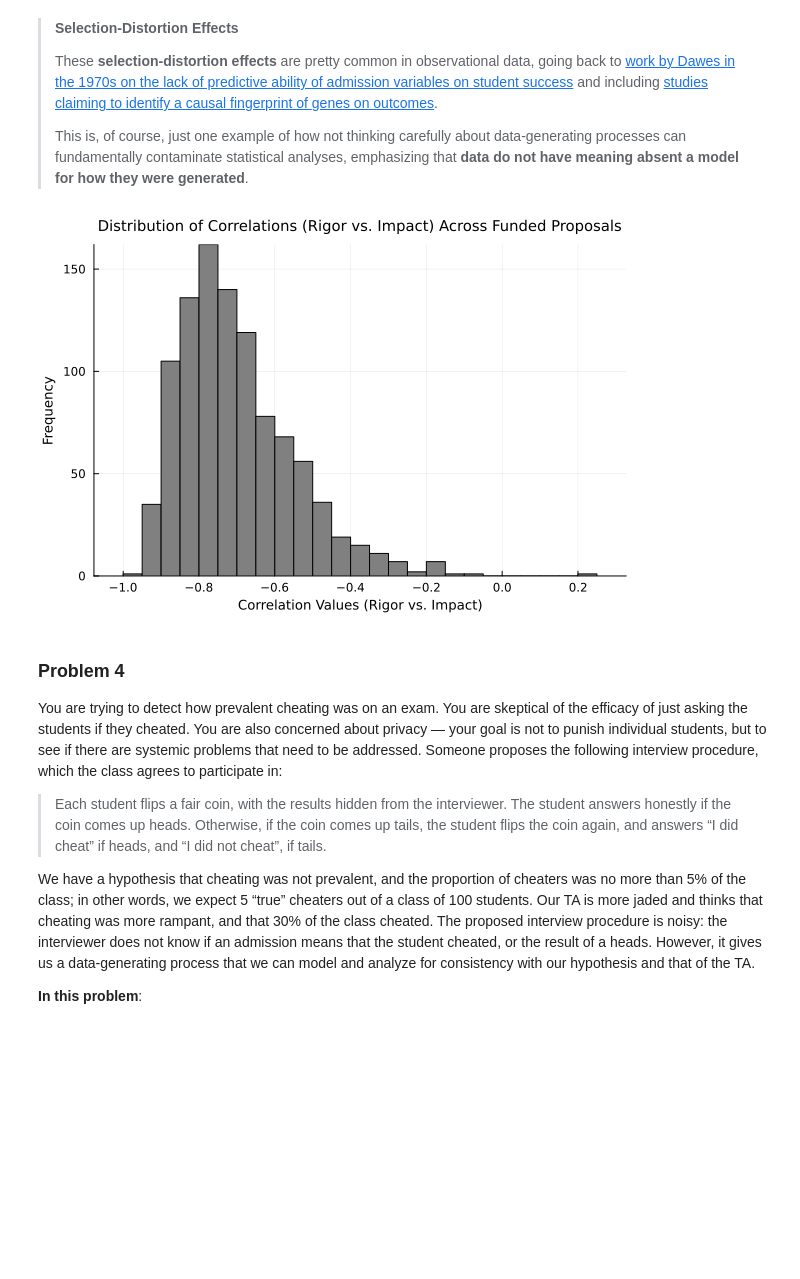
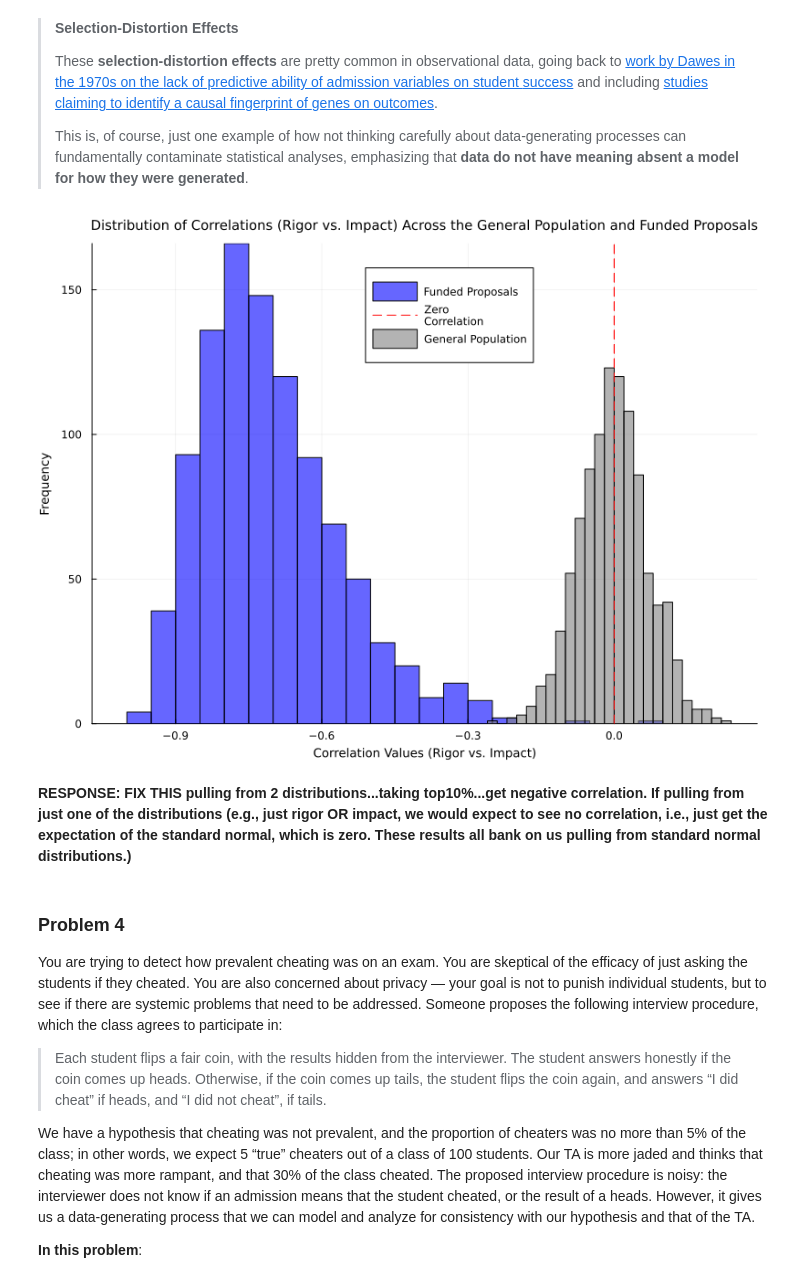
Before and after one commit to BEE4850-SP25/hw01-christinemswanson, a Jupyter notebook: hw01.ipynb, the cells around one changed output. Cells and saved outputs as stored; diff of their text form; code cells hidden in the pictures; blank space fills up the shorter version.

```diff
--- a/hw01.ipynb
+++ b/hw01.ipynb
@@ -311,7 +313,8 @@ std_norm_dist = Normal(0, 1) # mu and sigma, respectively, for the args of norma
 
 num_sims = 1000 # 1000 simulations
 
-correlation_vals = [] # store correlations b/w rigor and impact
+correlation_vals_funded = [] # store correlations b/w rigor and impact for the funded proposals
+correlation_vals_pop = [] # store correlations b/w rigor and impact for the general population
 
 for i in 1:num_sims
     # 1: sample rigor and impact scores
@@ -336,25 +339,51 @@ for i in 1:num_sims
     funded_rigor = rigor_samples_std_norm_dist[funded_pos]
     funded_impact = impact_samples_std_norm_dist[funded_pos]
 
-    # 4: compute correlation b/w rigor and impact for funded proposals on each iteration
-    correlation_values = cor(funded_rigor, funded_impact)
+    # 4: compute correlation b/w rigor and impact for funded proposals on each iteration??
+    correlation_values_funded = cor(funded_rigor, funded_impact)
 
-    # push the correlation values to the intialized list before loop
-    push!(correlation_vals, correlation_values)
+    # 5: compute correlation for the general population (all 200 proposals)
+    general_correlation_values = cor(rigor_samples_std_norm_dist, impact_samples_std_norm_dist)
+
+    # push the correlation values (funded) to the intialized list before loop
+    push!(correlation_vals_funded, correlation_values_funded)
+
+    # push the correlation values (general population) to the intialized list before loop
+    push!(correlation_vals_pop, general_correlation_values)
 
 end
 # %%
-# plot the correlation results
-histogram(correlation_vals,
+# plot the correlation results - funded
+histogram(correlation_vals_funded,
 xlabel="Correlation Values (Rigor vs. Impact)", ylabel = "Frequency",
 title = "Distribution of Correlations (Rigor vs. Impact) Across Funded Proposals",
 titlefont = font(10),
 guidefont = font(9),
-color = "grey",
+color = "blue",
 bins=25,
-label = "")
+label = "Funded Proposals", size = (800,600),
+fillalpha=0.6)
+
+# plot a vertical line at zero
+vline!([0], color = "red", linestyle = :dash, label = "Zero\nCorrelation", legend=(0.5,0.9));
-# %% [output]
-[figure, removed]
+# %%
+# plot the correlation results - general population (and funded on the same plot)
+histogram!(correlation_vals_pop,
+xlabel="Correlation Values (Rigor vs. Impact)", ylabel = "Frequency",
+title = "Distribution of Correlations (Rigor vs. Impact) Across the General Population and Funded Proposals",
+titlefont = font(10),
+guidefont = font(9),
+color = "grey",
+bins=25,
+label = "General Population",  size = (800,600),
+fillalpha=0.6)
+
+# plot a vertical line at zero
+vline!([0], color = "red", linestyle = :dash, label = "", legend=(0.5,0.9))
+# %% [output]
+[figure, added]
+# %% [markdown]
+**RESPONSE: FIX THIS pulling from 2 distributions...taking top10%...get negative correlation. If pulling from just one of the distributions (e.g., just rigor OR impact, we would expect to see no correlation, i.e., just get the expectation of the standard normal, which is zero. These results all bank on us pulling from standard normal distributions.)**
 # %% [markdown]
 ### Problem 4
 
```
Also changed, not shown: parts of 3 cells of this notebook.
